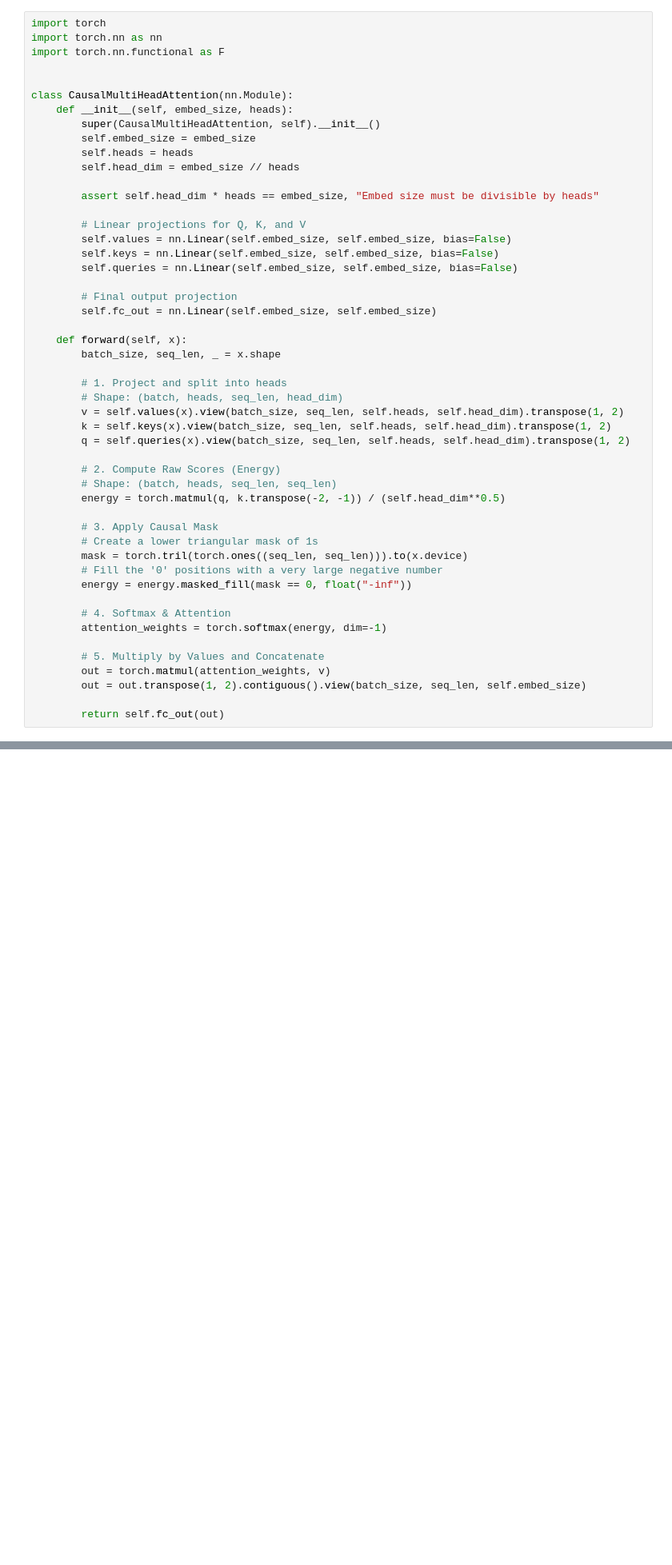
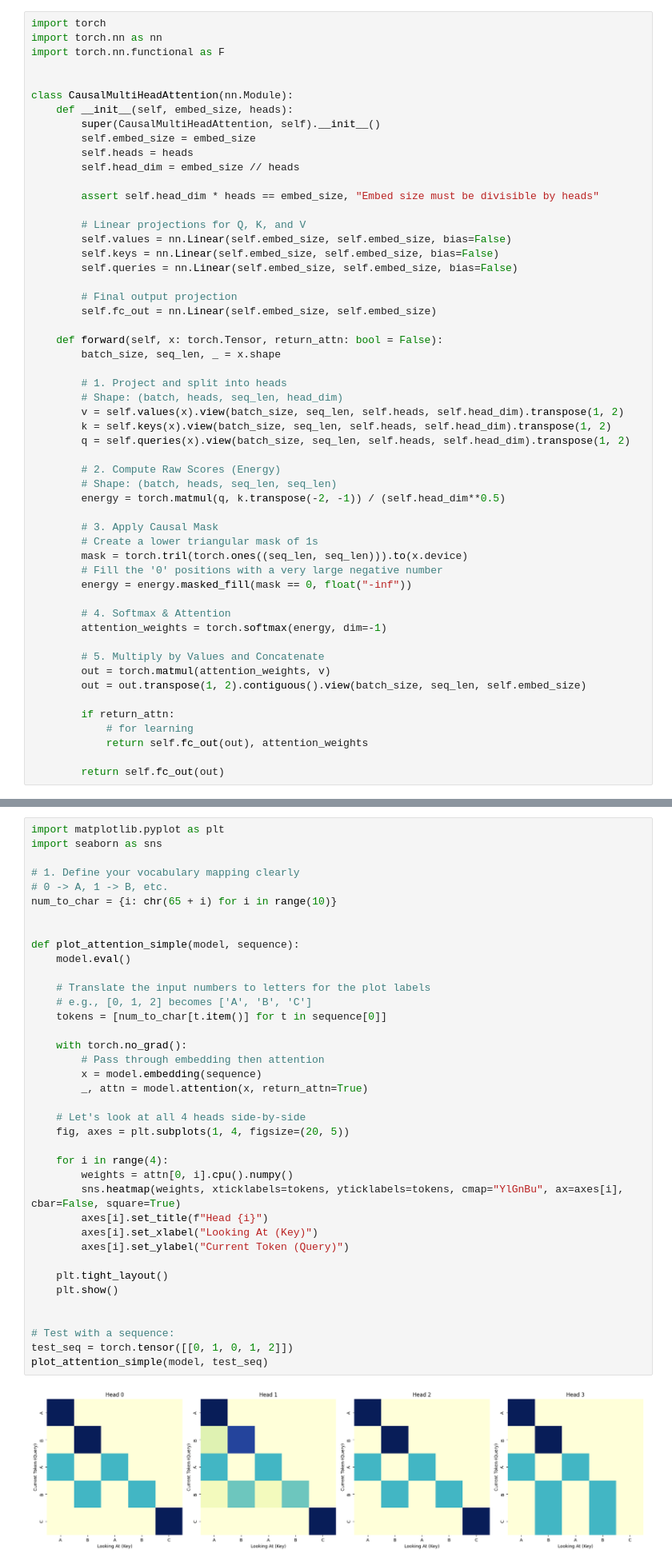
Before and after one commit to Jae-Ro/ml-study, a Jupyter notebook: 2_attention.ipynb, the cells around one changed output, grey strips where cells are left out. Shown at 80% size. Cells and saved outputs as stored; diff of their text form; blank space fills up the shorter version.

Commit message:
adding visualizations

```diff
--- a/2_attention.ipynb
+++ b/2_attention.ipynb
@@ -283,7 +283,7 @@ class CausalMultiHeadAttention(nn.Module):
         # Final output projection
         self.fc_out = nn.Linear(self.embed_size, self.embed_size)
 
-    def forward(self, x):
+    def forward(self, x: torch.Tensor, return_attn: bool = False):
         batch_size, seq_len, _ = x.shape
 
         # 1. Project and split into heads
@@ -309,6 +309,10 @@ class CausalMultiHeadAttention(nn.Module):
         out = torch.matmul(attention_weights, v)
         out = out.transpose(1, 2).contiguous().view(batch_size, seq_len, self.embed_size)
 
+        if return_attn:
+            # for learning
+            return self.fc_out(out), attention_weights
+
         return self.fc_out(out)
 # %%
 # --- Test ---
@@ -486,0 +493,40 @@ For this simple "A leads to B" task, it works fine because the `causal mask` pro
+# %%
+import matplotlib.pyplot as plt
+import seaborn as sns
+
+# 1. Define your vocabulary mapping clearly
+# 0 -> A, 1 -> B, etc.
+num_to_char = {i: chr(65 + i) for i in range(10)}
+
+
+def plot_attention_simple(model, sequence):
+    model.eval()
+
+    # Translate the input numbers to letters for the plot labels
+    # e.g., [0, 1, 2] becomes ['A', 'B', 'C']
+    tokens = [num_to_char[t.item()] for t in sequence[0]]
+
+    with torch.no_grad():
+        # Pass through embedding then attention
+        x = model.embedding(sequence)
+        _, attn = model.attention(x, return_attn=True)
+
+    # Let's look at all 4 heads side-by-side
+    fig, axes = plt.subplots(1, 4, figsize=(20, 5))
+
+    for i in range(4):
+        weights = attn[0, i].cpu().numpy()
+        sns.heatmap(weights, xticklabels=tokens, yticklabels=tokens, cmap="YlGnBu", ax=axes[i], cbar=False, square=True)
+        axes[i].set_title(f"Head {i}")
+        axes[i].set_xlabel("Looking At (Key)")
+        axes[i].set_ylabel("Current Token (Query)")
+
+    plt.tight_layout()
+    plt.show()
+
+
+# Test with a sequence:
+test_seq = torch.tensor([[0, 1, 0, 1, 2]])
+plot_attention_simple(model, test_seq)
+# %% [output]
+[figure, added]
```
Also changed, not shown: parts of 11 cells of this notebook, 1 other file.
